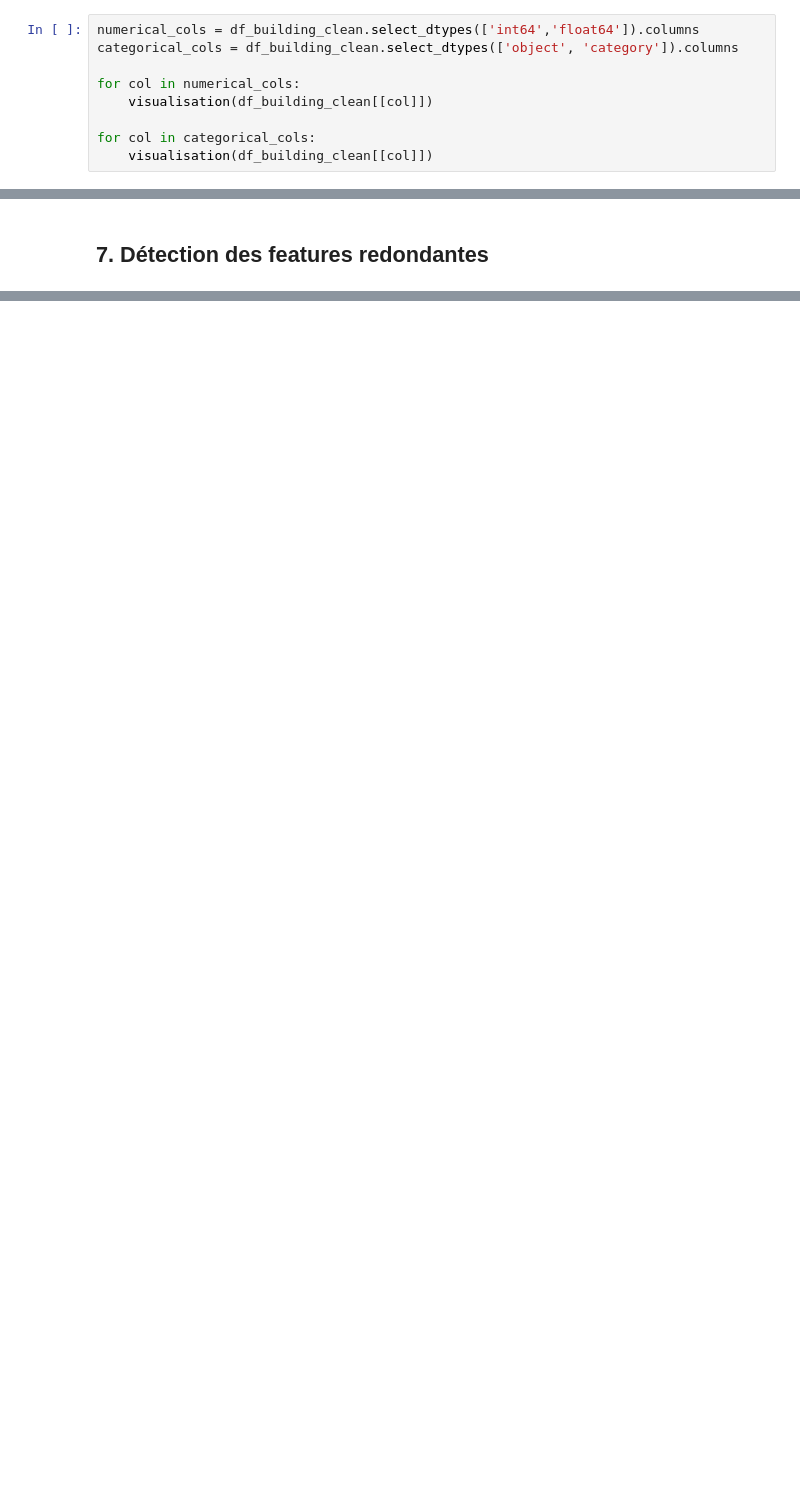
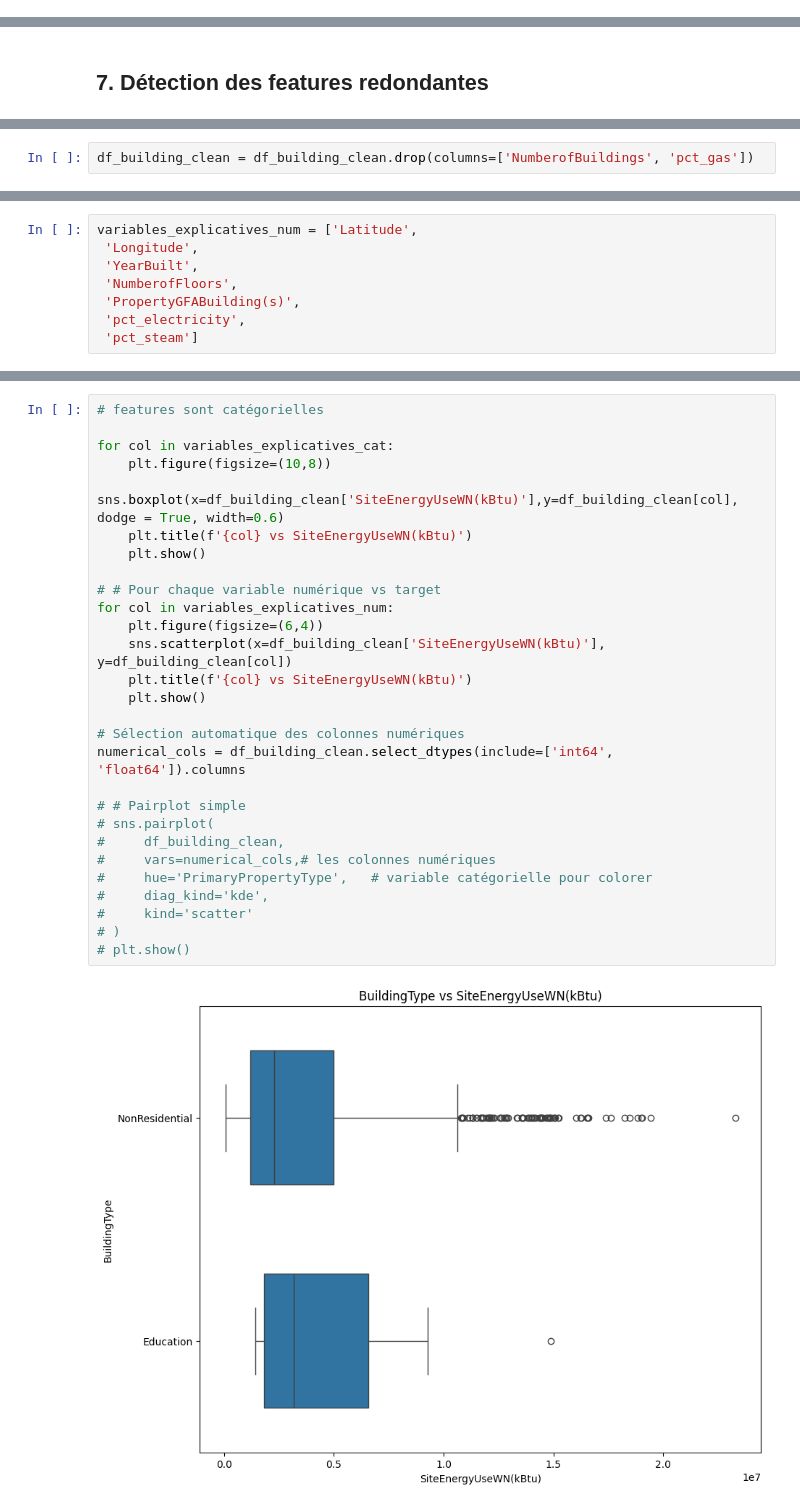
Before and after one commit to Solisdata/projet6_ml_api, a Jupyter notebook: 1_analyse_exploratoire.ipynb, the cells around one changed output, grey strips where cells are left out. Drawn from its saved outputs; the diff is of its cells as text; blank space fills up the shorter version.

Commit message:
add nettoyage données catégorielles

```diff
--- a/1_analyse_exploratoire.ipynb
+++ b/1_analyse_exploratoire.ipynb
@@ -784,9 +803,0 @@ Créer un boxplpot pour chacune des données pour voir la distribution en foncti
-# %%
-numerical_cols = df_building_clean.select_dtypes(['int64','float64']).columns
-categorical_cols = df_building_clean.select_dtypes(['object', 'category']).columns
-
-for col in numerical_cols:
-    visualisation(df_building_clean[[col]])
-
-for col in categorical_cols:
-    visualisation(df_building_clean[[col]])
@@ -866,0 +893,2 @@ memory usage: 181.4+ KB
+# %%
+df_building_clean = df_building_clean.drop(columns=['NumberofBuildings', 'pct_gas'])
@@ -866,0 +916,8 @@ memory usage: 181.4+ KB
+# %%
+variables_explicatives_num = ['Latitude',
+ 'Longitude',
+ 'YearBuilt',
+ 'NumberofFloors',
+ 'PropertyGFABuilding(s)',
+ 'pct_electricity',
+ 'pct_steam']
@@ -866,0 +926,30 @@ memory usage: 181.4+ KB
+# %%
+# features sont catégorielles
+
+for col in variables_explicatives_cat:
+    plt.figure(figsize=(10,8))
+    sns.boxplot(x=df_building_clean['SiteEnergyUseWN(kBtu)'],y=df_building_clean[col],  dodge = True, width=0.6)
+    plt.title(f'{col} vs SiteEnergyUseWN(kBtu)')
+    plt.show()
+
+# # Pour chaque variable numérique vs target
+for col in variables_explicatives_num:
+    plt.figure(figsize=(6,4))
+    sns.scatterplot(x=df_building_clean['SiteEnergyUseWN(kBtu)'], y=df_building_clean[col])
+    plt.title(f'{col} vs SiteEnergyUseWN(kBtu)')
+    plt.show()
+
+# Sélection automatique des colonnes numériques
+numerical_cols = df_building_clean.select_dtypes(include=['int64', 'float64']).columns
+
+# # Pairplot simple
+# sns.pairplot(
+#     df_building_clean,
+#     vars=numerical_cols,# les colonnes numériques
+#     hue='PrimaryPropertyType',   # variable catégorielle pour colorer
+#     diag_kind='kde',
+#     kind='scatter'
+# )
+# plt.show()
+# %% [output]
+[figure, added]
```
Also changed, not shown: parts of 34 cells of this notebook, 1 other file.
